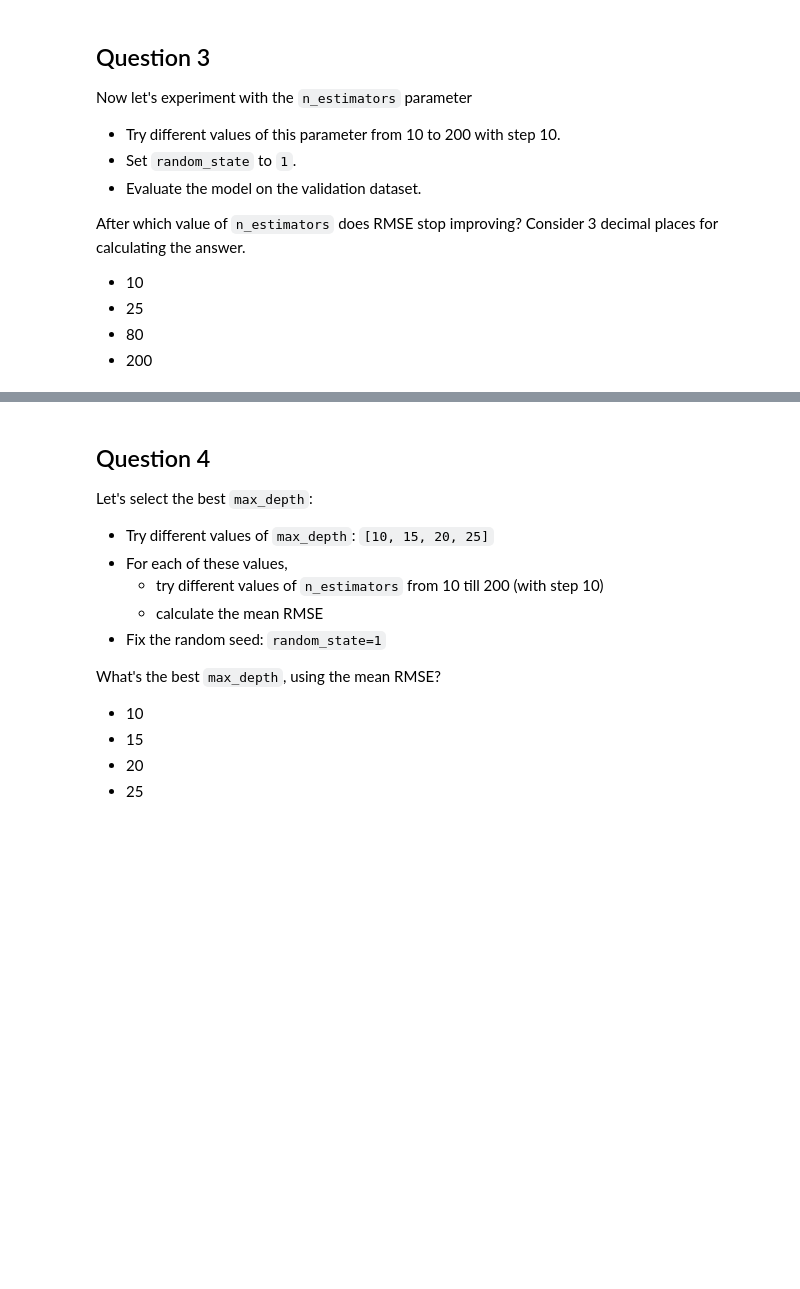
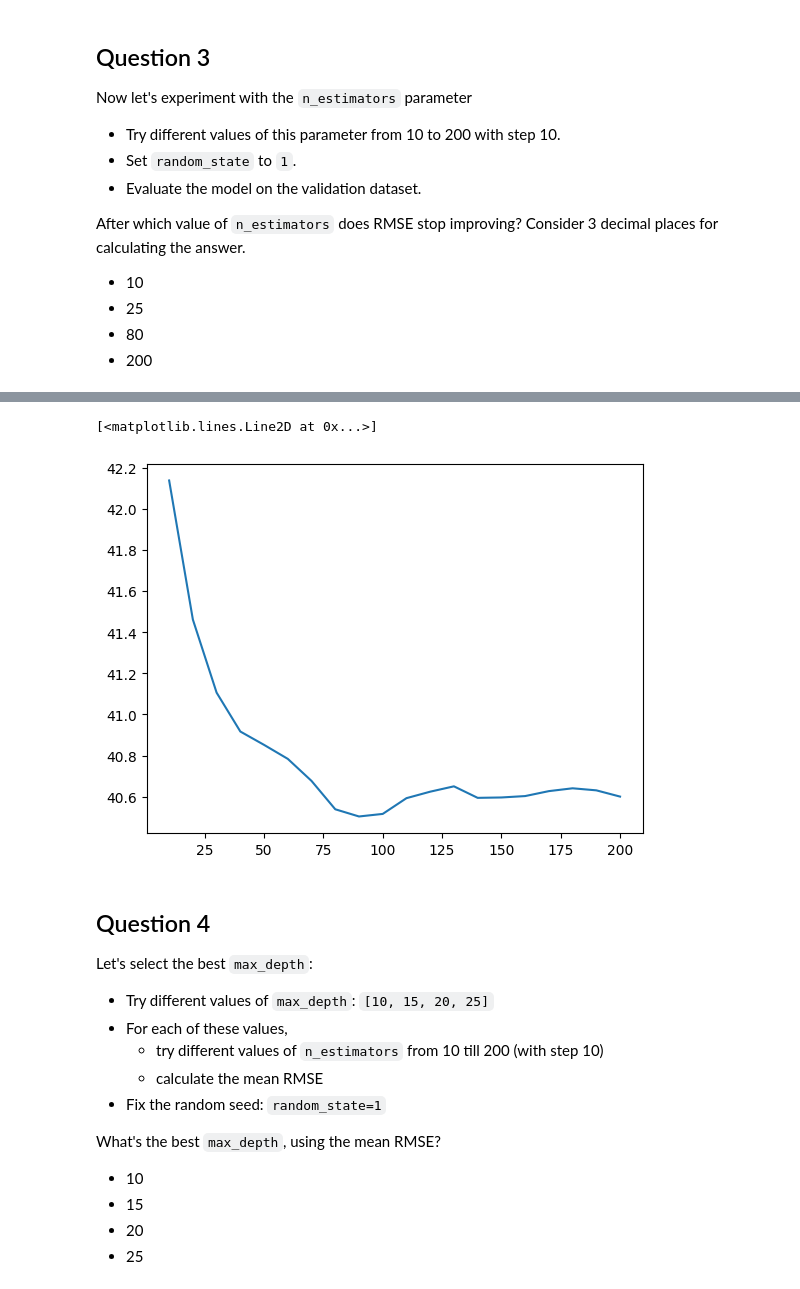
Before and after one commit to VolodymyrBil/project1_yanqing-song, a Jupyter notebook: 06-trees.ipynb, the cells around one changed output, grey strips where cells are left out. Saved outputs shown, nothing was run; the diff lists cells and outputs as text; code cells hidden in the pictures; blank space fills up the shorter version.

```diff
--- a/06-trees.ipynb
+++ b/06-trees.ipynb
@@ -29,3 +111,15 @@ Preparation:
+# %%
+X = df.drop(columns='jamb_score')
+y = df['jamb_score']
+X_train_val, X_test, y_train_val, y_test = train_test_split(
+    X, y, test_size=0.2, random_state=1
+)
+X_train, X_val, y_train, y_val = train_test_split(
+    X_train_val, y_train_val, test_size=0.25, random_state=1
+)
+dv = DictVectorizer(sparse=True)
+X_train = dv.fit_transform(X_train.to_dict(orient='records'))
+X_val = dv.transform(X_val.to_dict(orient='records'))
 # %% [markdown]
 ## Question 1
 
@@ -40,3 +134,6 @@ Which feature is used for splitting the data?
 * `attendance_rate`
 * `teacher_quality`
 * `distance_to_school`
+# %%
+dt = DecisionTreeRegressor(max_depth=1)
+dt.fit(X_train, y_train)
@@ -56,3 +162,8 @@ What's the RMSE of this model on the validation data?
 * 42.13
 * 62.13
 * 82.12
+# %%
+rf = RandomForestRegressor(n_estimators=10, random_state=1, n_jobs=-1)
+rf.fit(X_train, y_train)
+y_val_pred = rf.predict(X_val)
+root_mean_squared_error(y_val, y_val_pred)
@@ -73,3 +186,12 @@ Consider 3 decimal places for calculating the answer.
 - 25
 - 80
 - 200
+# %%
+rmses = []
+for n in range(10, 201, 10):
+    rf = RandomForestRegressor(n_estimators=n, random_state=1)
+    rf.fit(X_train, y_train)
+    y_val_pred = rf.predict(X_val)
+    rmses.append((n, root_mean_squared_error(y_val, y_val_pred)))
+rmse_df = pd.DataFrame(rmses, columns=['n_estimators', 'rmse'])
+rmse_df
@@ -76,3 +216,8 @@ Consider 3 decimal places for calculating the answer.
+# %%
+plt.plot(rmse_df['n_estimators'], rmse_df['rmse'])
+# %% [output]
+[<matplotlib.lines.Line2D at 0x...>]
+[figure, added]
 # %% [markdown]
 ## Question 4
 
```
Also changed, not shown: parts of 23 cells of this notebook, 3 other files.
